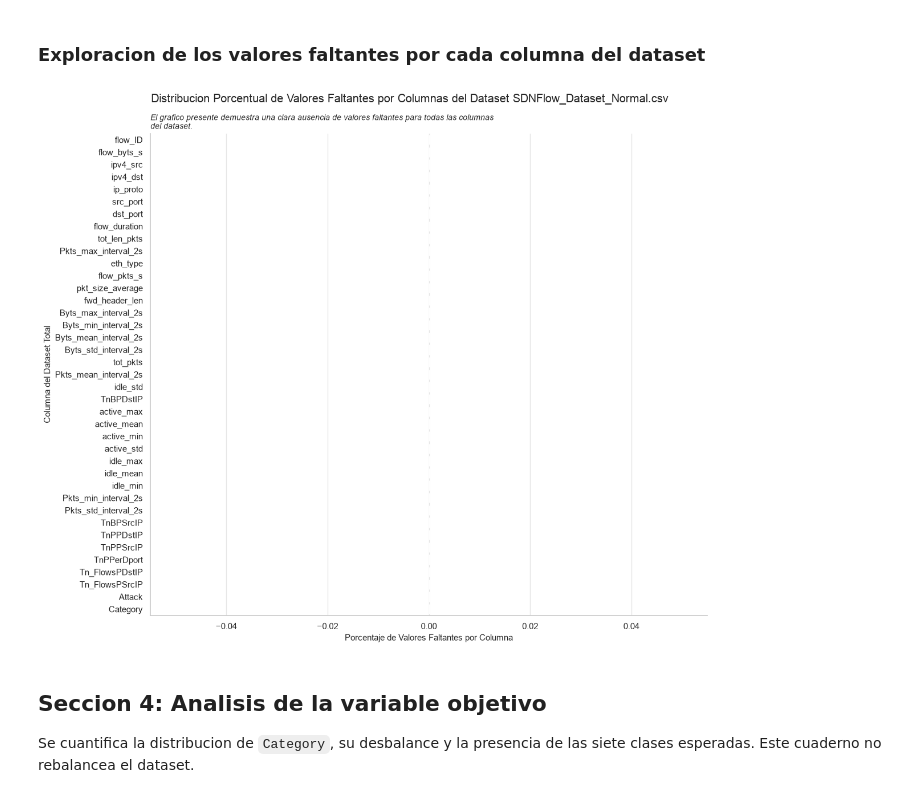
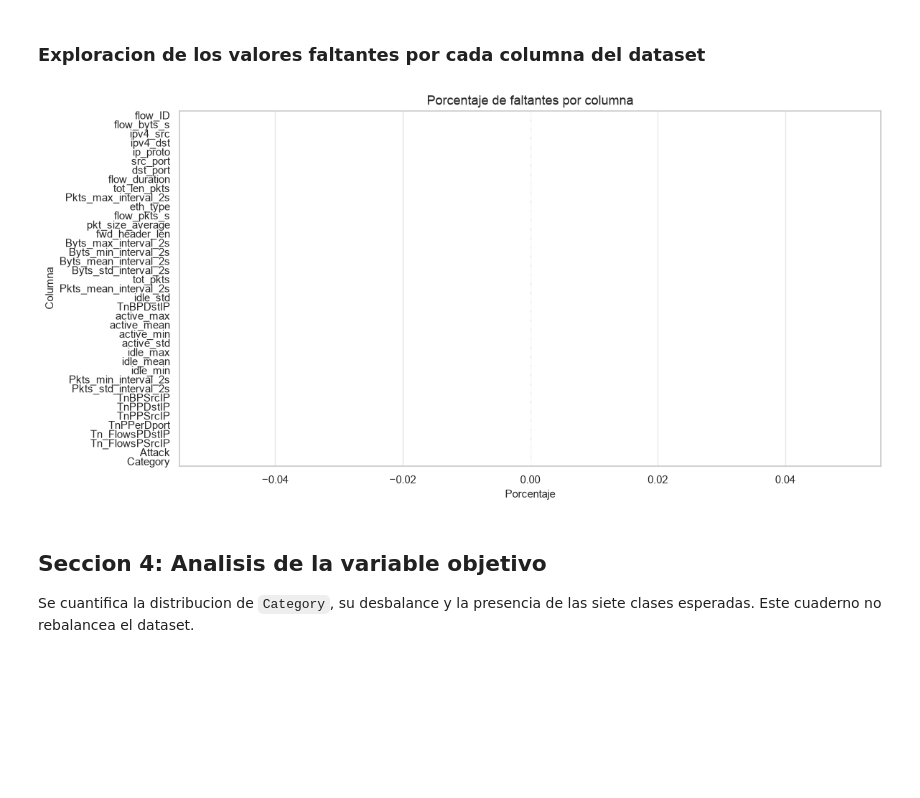
Before and after one commit to Volv1t3/SDN-Thesis-Project, a Jupyter notebook: src/main/python/model/SDN-MPLS-ML-TechDemonstrator-Dataset-EDA.ipynb, the cells around one changed output. Drawn from its saved outputs; the diff is of its cells as text; code cells hidden in the pictures; blank space fills up the shorter version.

```diff
--- a/src/main/python/model/SDN-MPLS-ML-TechDemonstrator-Dataset-EDA.ipynb
+++ b/src/main/python/model/SDN-MPLS-ML-TechDemonstrator-Dataset-EDA.ipynb
@@ -1390,20 +1685,22 @@ display(feature_summary)
 ### Exploracion de los valores faltantes por cada columna del dataset
 # %%
 #! Graficamos el porcentaje de faltantes por columna, y si el dataset tiene menos de 30 columnas, graficamos un mapa de calor de los faltantes
-fig, axes = plt.subplots(1,1,figsize=(12, 10))
-sns.barplot(x=missing_percentages.values, y=missing_percentages.index, palette="crest", ax=axes)
-plt.suptitle(f"Distribucion Porcentual de Valores Faltantes por Columnas del Dataset {DATA_PATH.name}" ,x=0.55)
-plt.title('El grafico presente demuestra una clara ausencia de valores faltantes para todas las columnas\ndel dataset.', loc='left', x=0, fontdict={
-    'style':'italic',
-    'size':10
-})
-plt.xlabel("Porcentaje de Valores Faltantes por Columna")
-plt.ylabel("Columna del Dataset Total")
-axes.spines['top'].set_visible(False)
-axes.spines['right'].set_visible(False)
+plt.figure(figsize=(12, 6))
+sns.barplot(x=missing_percentages.values, y=missing_percentages.index, palette="crest")
+plt.title("Porcentaje de faltantes por columna")
+plt.xlabel("Porcentaje")
+plt.ylabel("Columna")
 finalize_figure("01_faltantes_por_columna")
+
+if len(df.columns) <= 30:
+    plt.figure(figsize=(14, 8))
+    sns.heatmap(df.isna(), cbar=False)
+    plt.title("Mapa de faltantes")
+    plt.xlabel("Columnas")
+    plt.ylabel("Filas")
+    finalize_figure("02_mapa_faltantes")
 # %% [output]
-[figure, old version]
+[figure, new version]
 # %% [markdown]
 ## Seccion 4: Analisis de la variable objetivo
 
```
Also changed, not shown: parts of 28 cells of this notebook, 1 other file.
